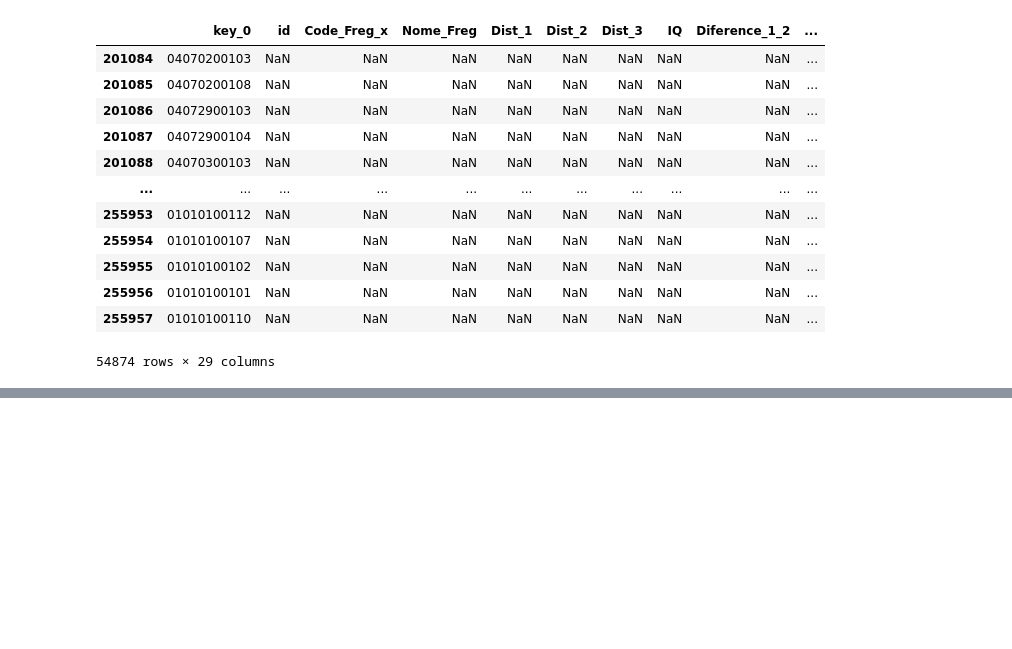
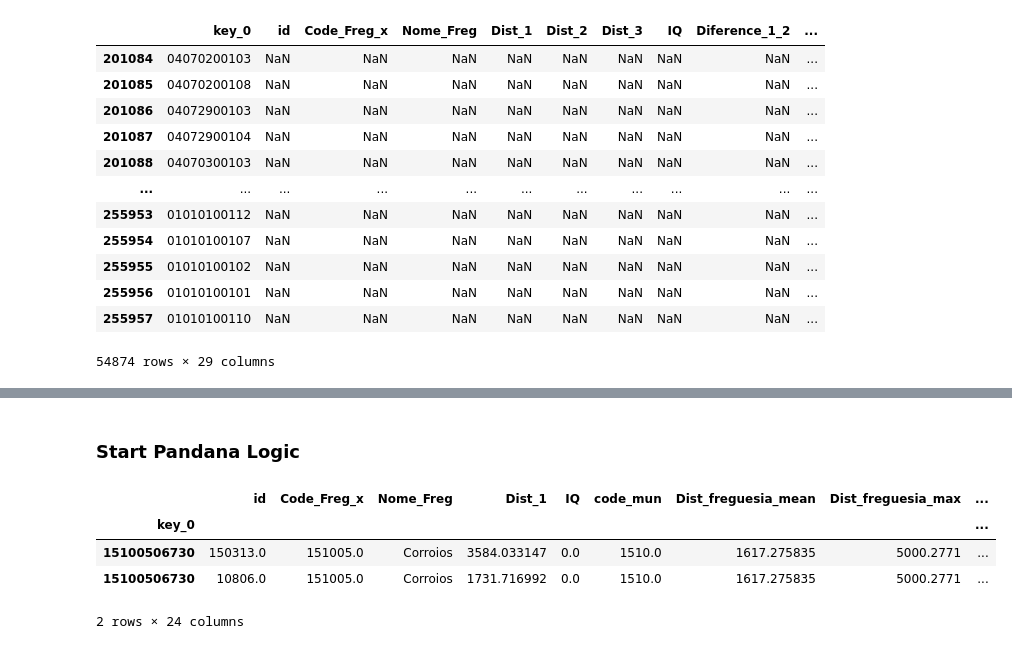
Before and after one commit to fillipefeitosa/gettin, a Jupyter notebook: pandana/BGRI_indices_qualificação.ipynb, the cells around one changed output, grey strips where cells are left out. Cells and saved outputs as stored; diff of their text form; code cells hidden in the pictures; blank space fills up the shorter version.

```diff
--- a/pandana/BGRI_indices_qualificação.ipynb
+++ b/pandana/BGRI_indices_qualificação.ipynb
@@ -214,0 +233,10 @@ df_Accessibility_BGRI_Final.to_csv('./data/accessibilityAndSocialMetrics.csv')
+# %% [markdown]
+### Start Pandana Logic
+# %%
+result.loc['15100506730']
+# %% [output]
+|  | id | Code_Freg_x | Nome_Freg | Dist_1 | IQ | code_mun | Dist_freguesia_mean | Dist_freguesia_max | ... |
+| key_0 |  |  |  |  |  |  |  |  | ... |
+| 15100506730 | 150313.0 | 151005.0 | Corroios | 3584.033147 | 0.0 | 1510.0 | 1617.275835 | 5000.2771 | ... |
+| 15100506730 | 10806.0 | 151005.0 | Corroios | 1731.716992 | 0.0 | 1510.0 | 1617.275835 | 5000.2771 | ... |
+2 rows × 24 columns
```
Also changed, not shown: parts of 14 cells of this notebook, 9 other files.
